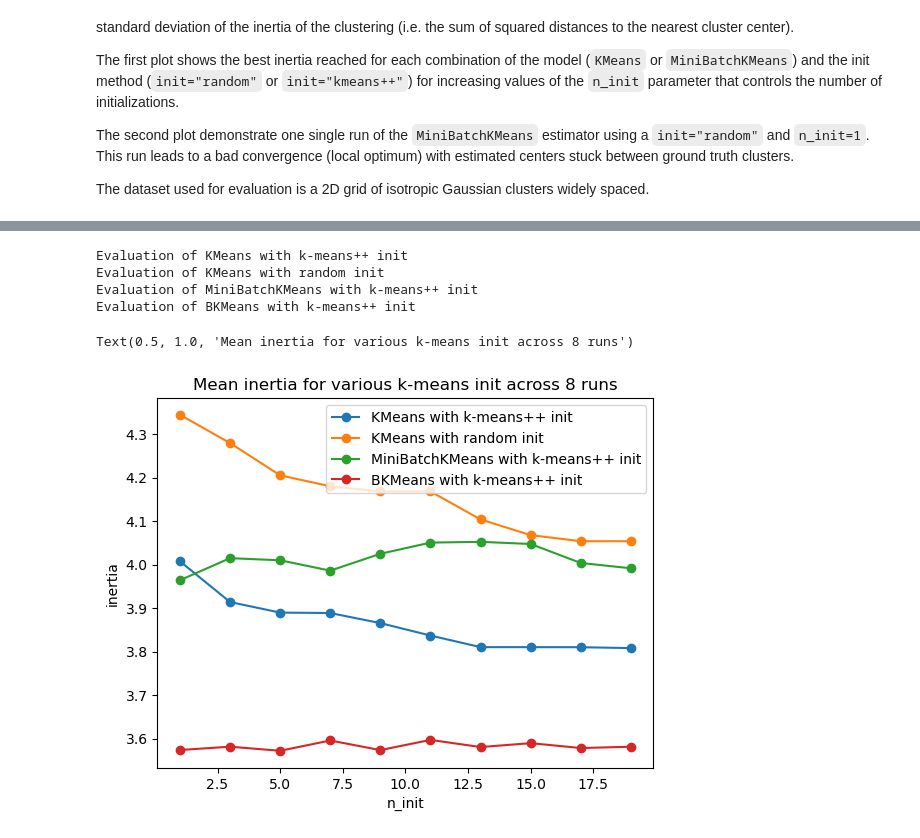
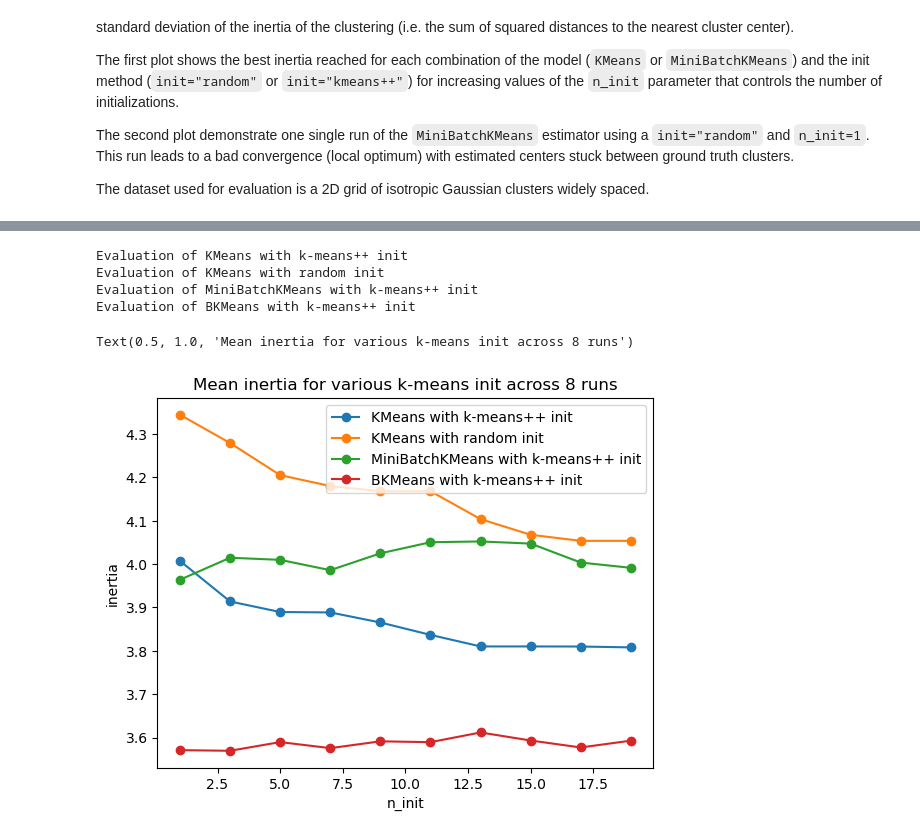
Before and after one commit to gittar/skl-discussion, a Jupyter notebook: n-init.ipynb, the cells around one changed output, grey strips where cells are left out. Cells and saved outputs as stored; diff of their text form; code cells hidden in the pictures.

```diff
--- a/n-init.ipynb
+++ b/n-init.ipynb
@@ -33,8 +33,12 @@ Requirement already satisfied: threadpoolctl>=2.0.0 in /home/fritzke/miniconda2/
 # %% [markdown]
 [![Binder](https://mybinder.org/badge_logo.svg)](https://mybinder.org/v2/gh/gittar/skl-discussion/HEAD)
 # %%
+# adapted from https://scikit-learn.org/stable/auto_examples/cluster/plot_kmeans_stability_low_dim_dense.html
 # Author: Olivier Grisel <olivier.grisel@ensta.org>
 # License: BSD 3 clause
+
+# Author of this notebook:
+# Bernd Fritzke <fritzke@web.de>
 
 import numpy as np
 import matplotlib.pyplot as plt
@@ -93,7 +97,7 @@ cases = [
     (BKMeans, "k-means++", {"m":10}),
 
 ]
-
+kms={}
 for factory, init, params in cases:
     print("Evaluation of %s with %s init" % (factory.__name__, init))
     inertia = np.empty((len(n_init_range), n_runs))
@@ -104,33 +108,34 @@ for factory, init, params in cases:
         for i, n_init in enumerate(n_init_range):
             km = factory(
                 n_clusters=n_clusters,
                 init=init,
                 random_state=run_id,
-                n_init=n_init,
+                n_init=n_init if factory!=BKMeans else 1,
                 **params,
             )
             km.fit(X)
             inertia[i, run_id] = km.inertia_
+    kms[factory.__name__+", "+init]=km
     #p = plt.errorbar(n_init_range, inertia.mean(axis=1), 0.00*inertia.std(axis=1))
     p = plt.plot(n_init_range, inertia.mean(axis=1),marker="o")
     plots.append(p[0])
     legends.append("%s with %s init" % (factory.__name__, init))
 
 plt.xlabel("n_init")
 plt.ylabel("inertia")
 plt.legend(plots, legends)
 plt.title("Mean inertia for various k-means init across %d runs" % n_runs)
-
+""
 # Part 2: Qualitative visual inspection of the convergence
 
 # X, y = make_data(random_state, n_samples_per_center, grid_size, scale)
 # km = MiniBatchKMeans(
 #     n_clusters=n_clusters, init="random", n_init=1, random_state=random_state
 # ).fit(X)
 # %% [output]
 Evaluation of KMeans with k-means++ init
 Evaluation of KMeans with random init
 Evaluation of MiniBatchKMeans with k-means++ init
 Evaluation of BKMeans with k-means++ init
 Text(0.5, 1.0, 'Mean inertia for various k-means init across 8 runs')
-[figure, old version]
+[figure, new version]
```
Also changed, not shown: parts of 2 cells of this notebook.
